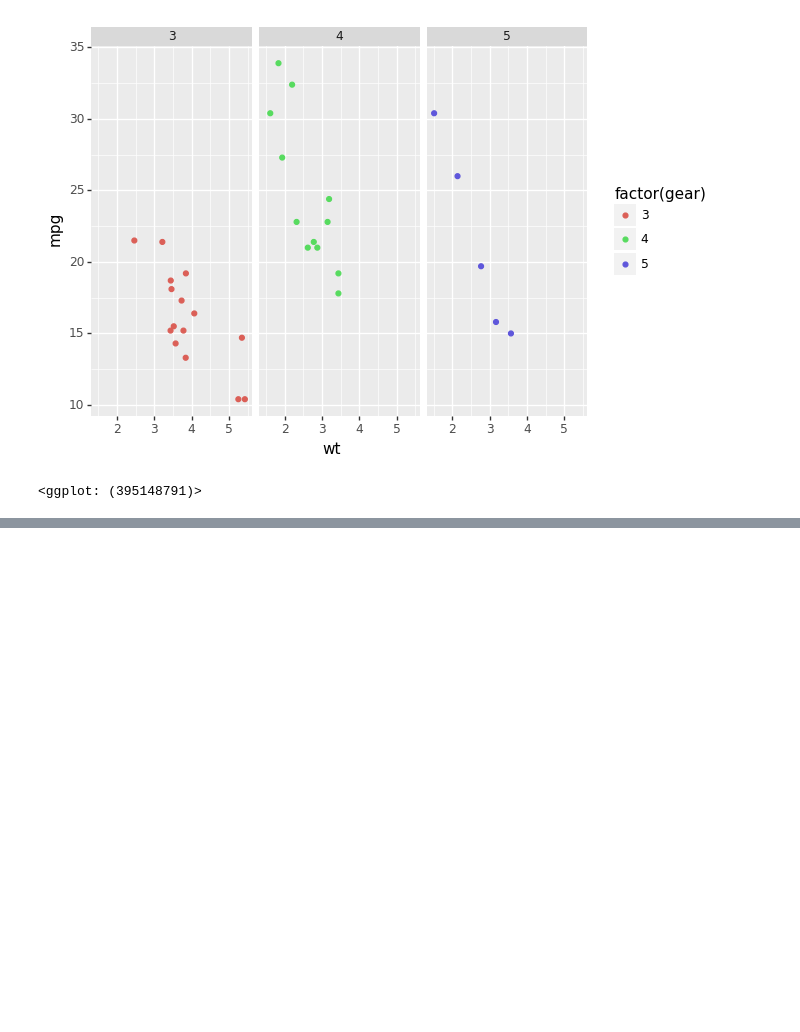
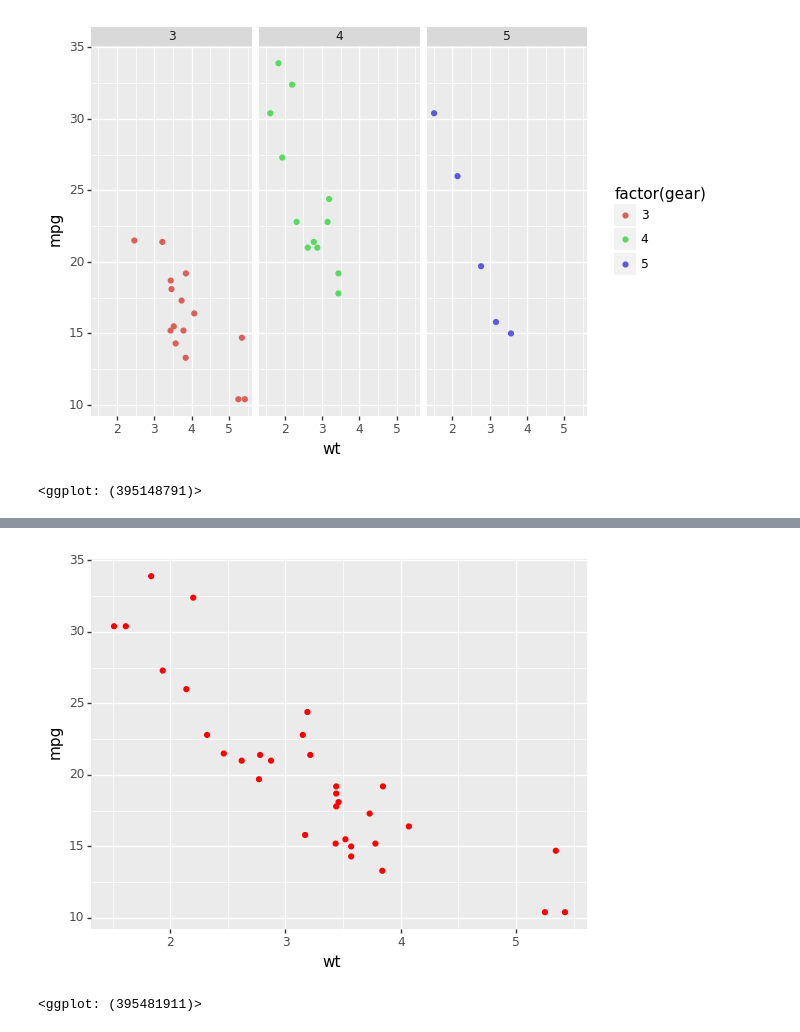
Before and after one commit to adroit-ds/plotnine, a Jupyter notebook: plotnine-notebook.ipynb, the cells around one changed output, grey strips where cells are left out. Drawn from its saved outputs; the diff is of its cells as text; code cells hidden in the pictures; blank space fills up the shorter version.

```diff
--- a/plotnine-notebook.ipynb
+++ b/plotnine-notebook.ipynb
@@ -26,0 +57,10 @@ plot
+# %%
+# Same Color
+
+plot = (ggplot(data=mtcars)
+        + geom_point(aes("wt", "mpg"), color='red')
+        )
+plot
+# %% [output]
+[figure, added]
+<ggplot: (395481911)>
```
Also changed, not shown: parts of 3 cells of this notebook.
